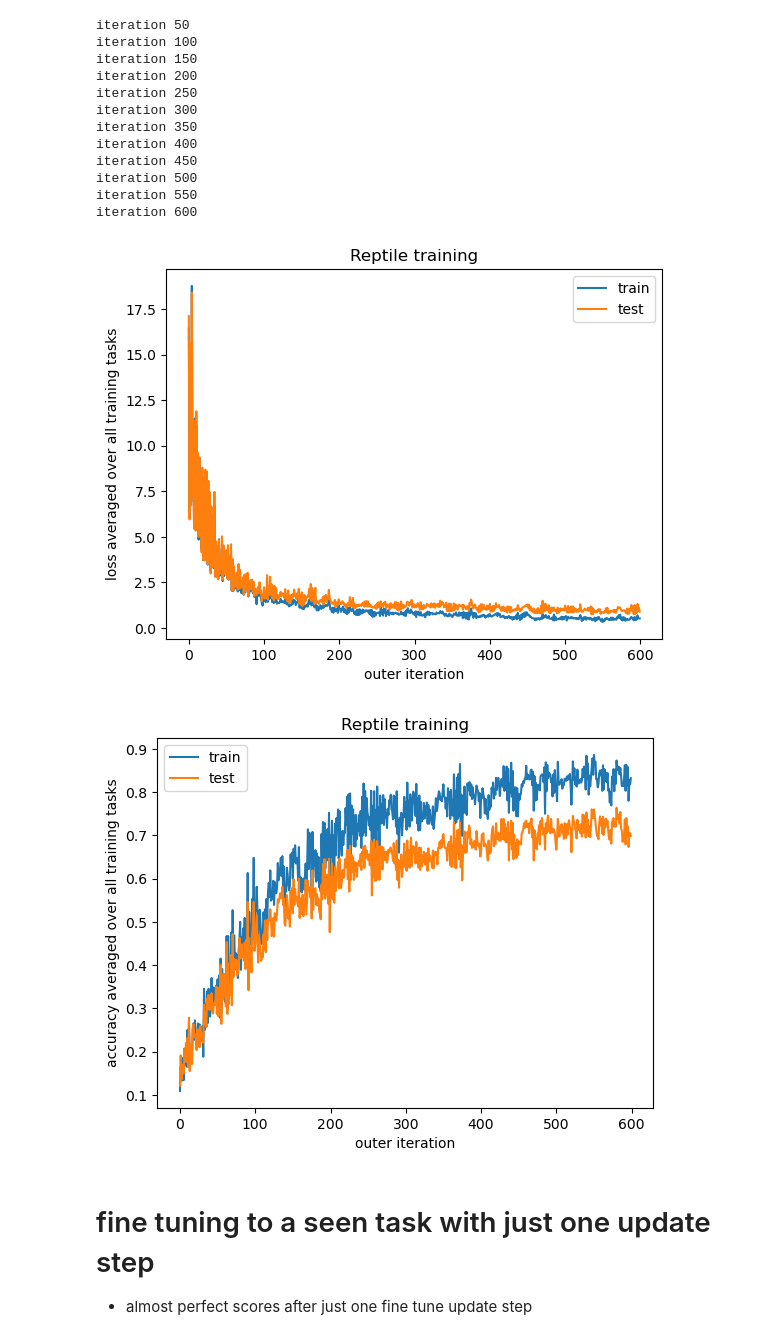
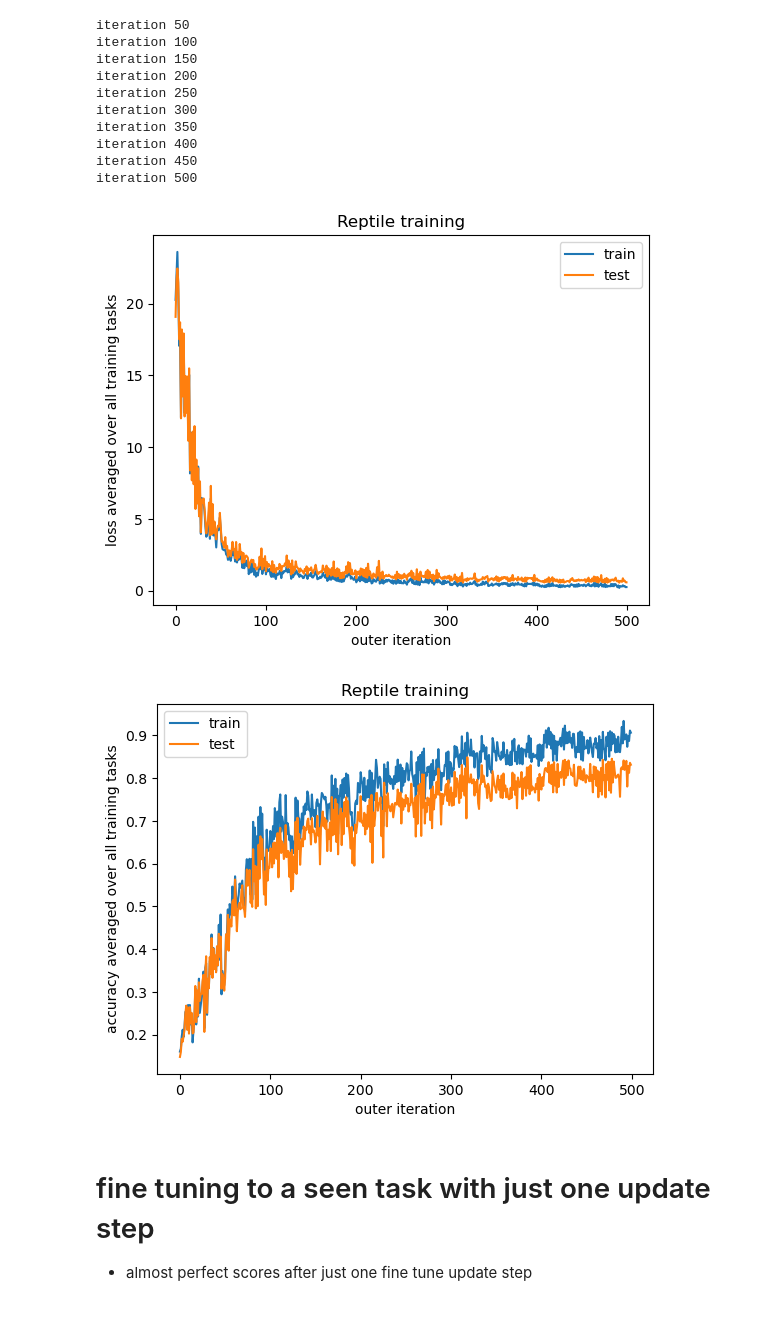
Before and after one commit to MilanKalkenings/small_machine_learning_projects, a Jupyter notebook: src/meta_learning/reptile.ipynb, the cells around one changed output. Cells and saved outputs as stored; diff of their text form; code cells hidden in the pictures.

Commit message:
reptile baseline

```diff
--- a/src/meta_learning/reptile.ipynb
+++ b/src/meta_learning/reptile.ipynb
@@ -74,7 +71,17 @@ def sample_tasks(banned_task: Tuple[int, int]) -> Tuple[int, int]:
 # %%
-def acc(scores: Tensor, target: Tensor) -> float:
-    preds = torch.argmax(scores, dim=1)
-    return ((preds == target).sum() / len(target)).item()
+def shuffle(x: Tensor, y: Tensor) -> Tuple[Tensor, Tensor]:
+    perm = torch.randperm(x.size(0))
+    return x[perm], y[perm]
+
+
+def sample_tasks(banned_task: Tuple[int, int]) -> Tuple[int, int]:
+    while True:
+        digit1 = random.randint(a=0, b=9)
+        digit2 = random.randint(a=0, b=9)
+        if digit1 != digit2:
+            if set([digit1, digit2]) != set(banned_task):
+                    return digit1, digit2
+
 
 def reptile_sgd(
         n_iters_outer: int,
@@ -103,10 +110,11 @@ def reptile_sgd(
             print("iteration", i + 1)
         classifier_inner = deepcopy(classifier)
 
-        tasks_sampled = sample_tasks(banned_task=banned_task)
-        learned_tasks.append(set(tasks_sampled))
-        data = torch.cat([data_train[tasks_sampled[0]][0], data_train[tasks_sampled[1]][0]])
-        target = torch.cat([data_train[tasks_sampled[0]][1], data_train[tasks_sampled[1]][1]])
+        task1, task2 = sample_tasks(banned_task=banned_task)
+        learned_tasks.append(set((task1, task2)))
+        data = torch.cat([data_train[task1][0], data_train[task2][0]])
+        target = torch.cat([data_train[task1][1], data_train[task2][1]])
+        data, target = shuffle(x=data, y=target)
         for j in range(n_iters_inner):
             classifier_inner.zero_grad()
             loss = classifier_inner(x=data, y=target)["loss"]
@@ -134,43 +176,44 @@ def reptile_sgd(
 # %%
-n_samples_per_class = 100
-n_iters_outer = 600
+n_samples_per_class = 200
+n_iters_outer = 500
 n_iters_inner = 10
 data_train, data_test = load_data(n_per_class=n_samples_per_class)
-lr_inner = 0.0001
+lr_inner = 0.0003
 lr_outer = 1
+banned_task = (8, 9)
 # %%
 classifier = Classifier()
+classifier_init = deepcopy(classifier)  # for baseline later on
+
 classifier_pretrained, losses_train, losses_test, accs_train, accs_test, learned_tasks = reptile_sgd(
     n_iters_outer=n_iters_outer,
     n_iters_inner=n_iters_inner,
     classifier=classifier,
     data_train=data_train,
     data_test=data_test,
-    banned_task=(8,9),
+    banned_task=banned_task,
     lr_inner=lr_inner,
     lr_outer=lr_outer)
 
 plt.plot(range(len(losses_train)), losses_train, label="train")
 plt.plot(range(len(losses_test)), losses_test, label="test")
 plt.xlabel("outer iteration")
 plt.ylabel("loss averaged over all training tasks")
 plt.title("Reptile training")
 plt.legend()
 plt.show()
 # %% [output]
 iteration 50
 iteration 100
 iteration 150
 iteration 200
 iteration 250
 iteration 300
 iteration 350
 iteration 400
 iteration 450
 iteration 500
-iteration 550
-iteration 600
-[figure, old version]
+[figure, new version]
 # %%
 plt.plot(range(len(accs_train)), accs_train, label="train")
 plt.plot(range(len(accs_test)), accs_test, label="test")
@@ -180,7 +223,7 @@ plt.title("Reptile training")
 plt.legend()
 plt.show()
 # %% [output]
-[figure, old version]
+[figure, new version]
 # %% [markdown]
 # fine tuning to a seen task with just one update step
 - almost perfect scores after just one fine tune update step
```
Also changed, not shown: parts of 12 cells of this notebook.
